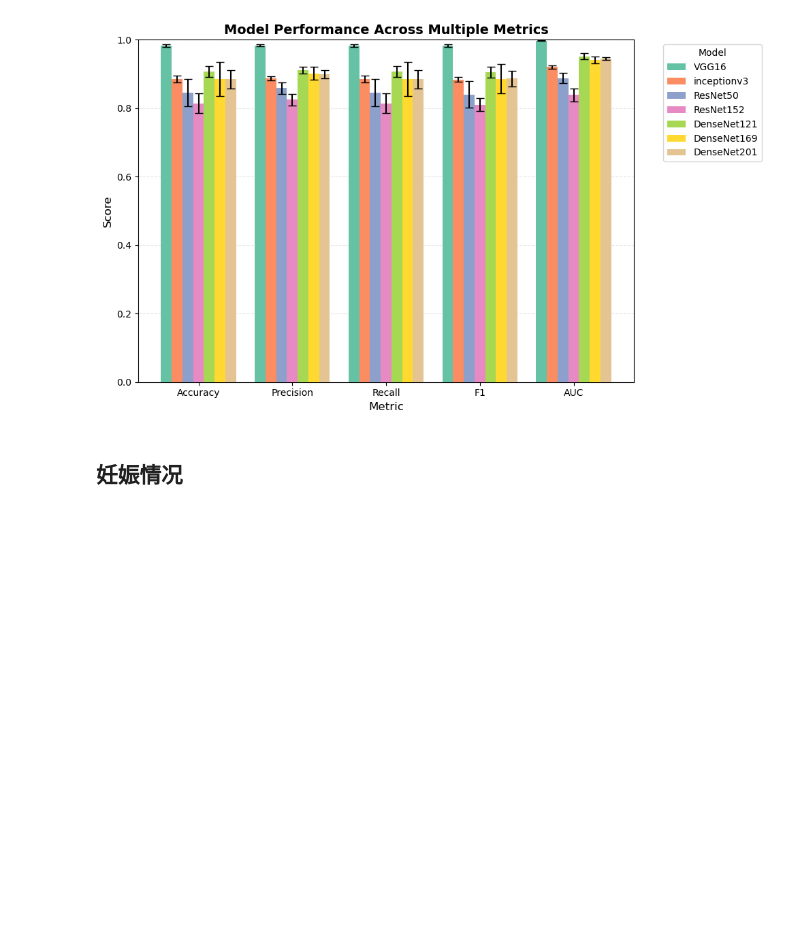
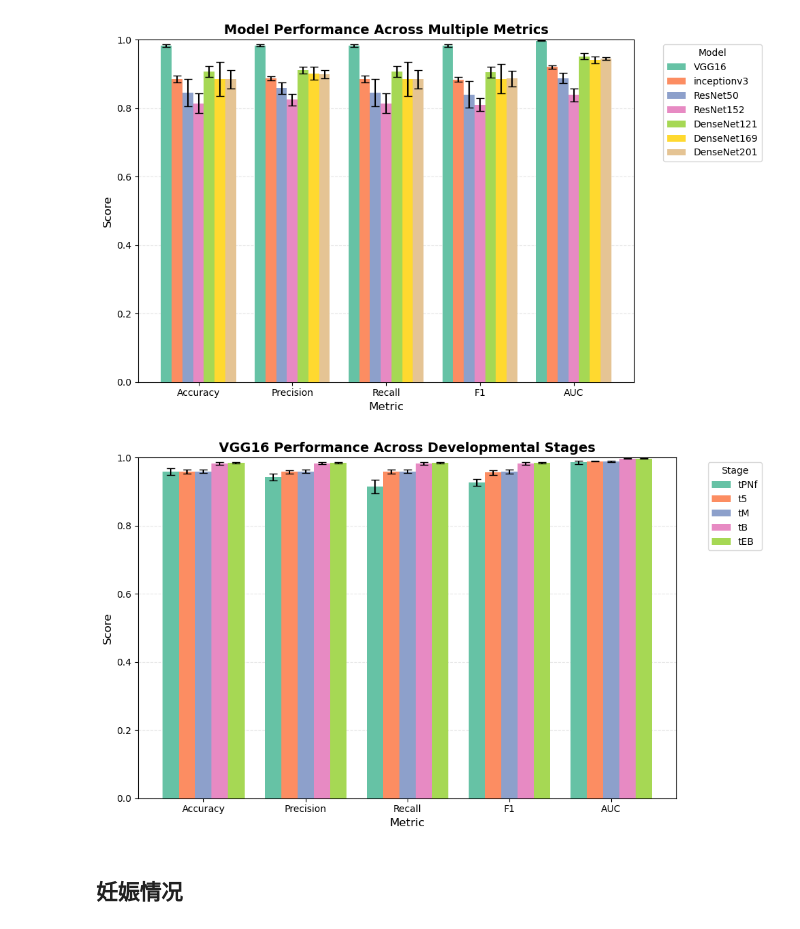
Before and after one commit to xdliulab-westlake/iEmbryo, a Jupyter notebook: prediction/code/visualization.ipynb, the cells around one changed output. Saved outputs shown, nothing was run; the diff lists cells and outputs as text; code cells hidden in the pictures; blank space fills up the shorter version.

```diff
--- a/prediction/code/visualization.ipynb
+++ b/prediction/code/visualization.ipynb
@@ -75,6 +82,89 @@ plt.tight_layout()
 plt.show()
 # %% [output]
 [figure]
+# %%
+import pandas as pd
+import numpy as np
+import matplotlib.pyplot as plt
+import seaborn as sns
+
+# ================================
+# 你的数据（把 mean/std 换成你的）
+# ================================
+data = {
+    "Metric": ["Accuracy", "Precision", "Recall", "F1", "AUC"],
+
+    "tPNf_mean": [0.9583, 0.9429, 0.9144, 0.9278, 0.9863],
+    "tPNf_std":  [0.01, 0.01, 0.02, 0.01, 0.005],
+
+    "t5_mean":   [0.9581, 0.9584, 0.9581, 0.9566, 0.9894],
+    "t5_std":    [0.0059, 0.0054, 0.0059, 0.0067, 0.0015],
+
+    "tM_mean":   [0.9596, 0.9597, 0.9596, 0.9589, 0.9893],
+    "tM_std":    [0.0046, 0.0046, 0.0046, 0.0053, 0.0021],
+
+    "tB_mean":   [0.9833, 0.9836, 0.9833, 0.9833, 0.9975],
+    "tB_std":    [0.0043, 0.0038, 0.0043, 0.0042, 0.0004],
+
+    "tEB_mean":  [0.9849, 0.9850, 0.9849, 0.9849, 0.9974],
+    "tEB_std":   [0.0013, 0.0013, 0.0013, 0.0013, 0.0005]
+}
+
+df = pd.DataFrame(data)
+
+# 固定顺序
+metric_order = ["Accuracy", "Precision", "Recall", "F1", "AUC"]
+stage_order  = ["tPNf", "t5", "tM", "tB", "tEB"]
+
+df = df.set_index("Metric").loc[metric_order]
+
+# ================================
+# 开始画图：每个 metric 一组，每组多个 stage
+# ================================
+x = np.arange(len(metric_order))
+group_width = 0.8
+bar_width   = group_width / len(stage_order)
+
+palette = sns.color_palette("Set2", n_colors=len(stage_order))
+fig, ax = plt.subplots(figsize=(10, 6))
+
+for j, stage in enumerate(stage_order):
+    mean_vals = df[f"{stage}_mean"].values
+    std_vals  = df[f"{stage}_std"].values
+
+    # 每个发育时期在一组中的相对位置
+    pos = x - group_width/2 + bar_width/2 + j * bar_width
+
+    # error bar（限制在 0~1 范围）
+    upper = np.minimum(1.0, mean_vals + std_vals) - mean_vals
+    lower = mean_vals - np.maximum(0.0, mean_vals - std_vals)
+    yerr  = np.vstack([lower, upper])
+
+    ax.bar(pos, mean_vals,
+           width=bar_width,
+           label=stage,
+           color=palette[j],
+           edgecolor="none",
+           yerr=yerr,
+           capsize=4,
+           zorder=3)
+
+# 样式
+ax.set_xticks(x)
+ax.set_xticklabels(metric_order)
+ax.set_ylim(0, 1)
+ax.set_ylabel("Score", fontsize=12)
+ax.set_xlabel("Metric", fontsize=12)
+ax.set_title("VGG16 Performance Across Developmental Stages",
+             fontsize=14, weight="bold")
+
+ax.legend(title="Stage", bbox_to_anchor=(1.05, 1), loc="upper left")
+ax.grid(axis="y", linestyle="--", alpha=0.3, zorder=0)
+
+plt.tight_layout()
+plt.show()
+# %% [output]
+[figure, added]
 # %% [markdown]
 ## 妊娠情况
 # %%
```
Also changed, not shown: parts of 1 cell of this notebook, 1 other file.
